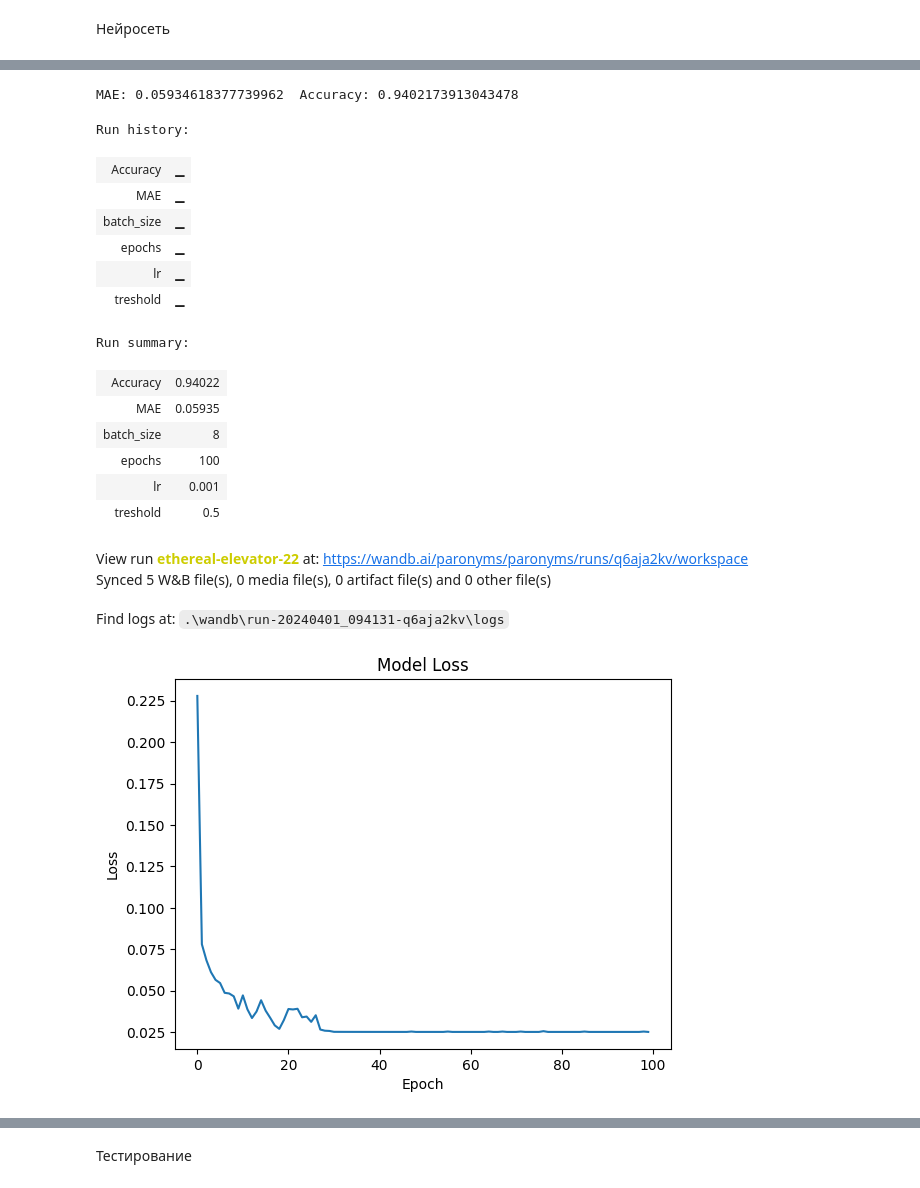
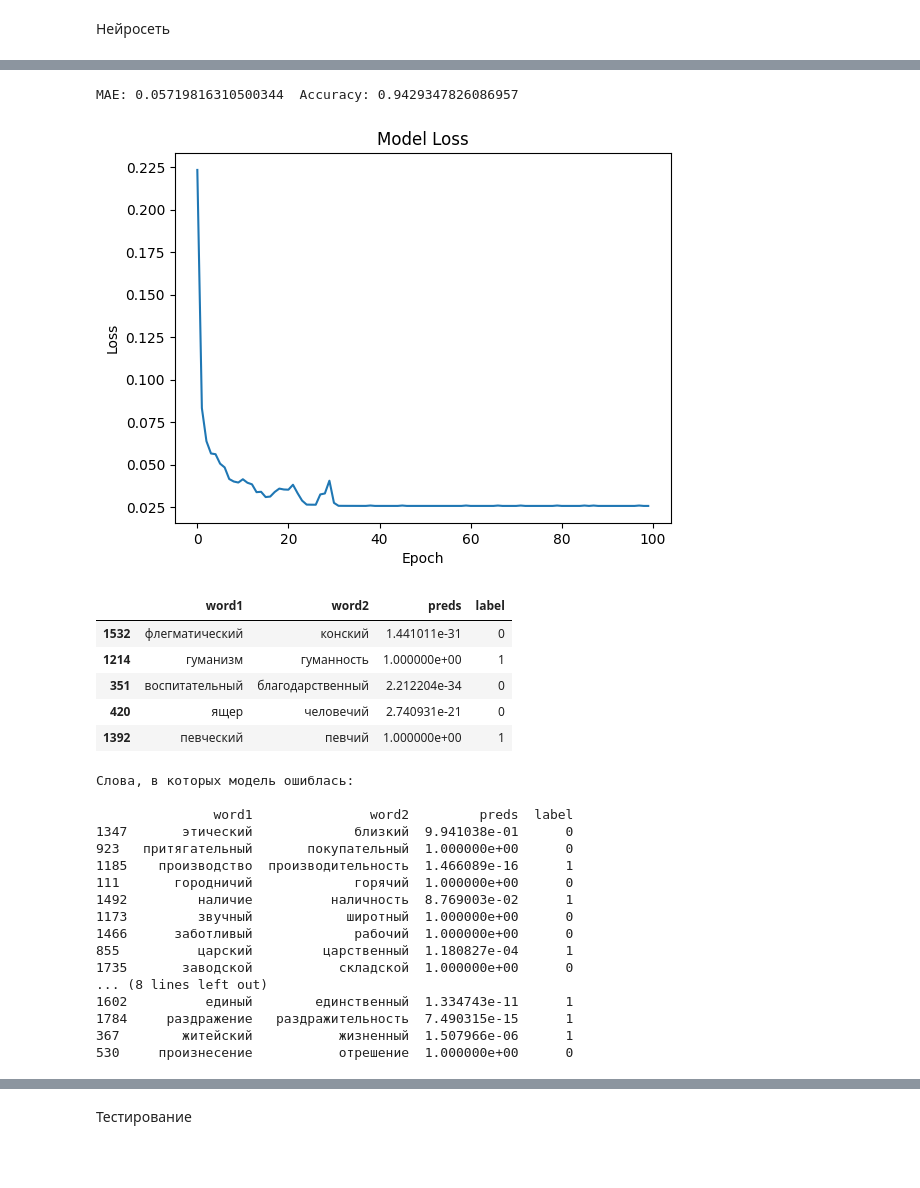
Before and after one commit to PaLashilo/paronyms2, a Jupyter notebook: model.ipynb, the cells around one changed output, grey strips where cells are left out. Saved outputs shown, nothing was run; the diff lists cells and outputs as text; code cells hidden in the pictures; blank space fills up the shorter version.

```diff
--- a/model.ipynb
+++ b/model.ipynb
@@ -128,8 +127,6 @@ PCA сокращение размерности эмбедингов
 def fit_pca(X, n):
     pca = PCA(n_components=n)
     pca.fit(X)
-    with open(path.join(inference_path, 'pca_model.pkl'), 'wb') as file:
-        pickle.dump(pca, file)
     return pca
 
 # transform dataset to n_componets dimansion
@@ -180,7 +177,7 @@ X["lev_dist_%"] = 0
 for i in range(len(data.word1)):
     X["lev_dist_%"][i] = X.lev_dist[i] / max(len(data.word1[i]), len(data.word2[i]))
 # %%
-X_train, X_test, y_train, y_test = train_test_split(X, y, test_size=0.2, random_state=42)
+X_train, X_test, y_train, y_test = train_test_split(X, y, test_size=config['test_size'], random_state=42)
 # %% [markdown]
 Катбуст
 # %%
@@ -255,6 +264,6 @@ print(words_with_errors[["word1", "word2", "label"]])
 # get feature importance
 feature_importances = cat_model.feature_importances_
 
-for i, importance in enumerate(feature_importances):
-    print(f"{X.columns[i]}: {importance}")
+for i, importance in enumerate(feature_importances[-3::]):
+    print(f"{X.columns[-len(feature_importances[-3::])+i]}: {importance}")
 # %% [output]
@@ -406,5 +381,5 @@ nn_model.compile(optimizer=optimizer, loss='mean_absolute_error')
 
 history = nn_model.fit(X_train, y_train, epochs=nn["epochs"], batch_size=nn["batch_size"], verbose=0)
 
-predictions = nn_model.predict(X_test)
+nn_predictions = nn_model.predict(X_test)
 # %% [output]
@@ -412,37 +387,53 @@ predictions = nn_model.predict(X_test)
 # %%
 treshold = nn["treshold"]
 
-mae = mean_absolute_error(y_test, predictions)
-acc = accuracy_score(y_test, [1 if prob > treshold else 0 for prob in predictions])
+mae = mean_absolute_error(y_test, nn_predictions)
+acc = accuracy_score(y_test, [1 if prob > treshold else 0 for prob in nn_predictions])
 print('MAE:', mae, ' Accuracy:', acc)
 
 if config["logging"]:
     wandb.log({'MAE': mae, 'Accuracy': acc, "params": nn.update({"pca_comp": config["pca_n_components"], "optim": "adagrad"})})
     wandb.finish()
 
 # Plotting the loss
 plt.plot(history.history['loss'])
 plt.title('Model Loss')
 plt.ylabel('Loss')
 plt.xlabel('Epoch')
 plt.show()
 # %% [output]
-MAE: 0.05934618377739962  Accuracy: 0.9402173913043478
+MAE: 0.05719816310500344  Accuracy: 0.9429347826086957
-Run history:
-| Accuracy | ▁ |
-| MAE | ▁ |
-| batch_size | ▁ |
-| epochs | ▁ |
-| lr | ▁ |
-| treshold | ▁ |
-Run summary:
-| Accuracy | 0.94022 |
-| MAE | 0.05935 |
-| batch_size | 8 |
-| epochs | 100 |
-| lr | 0.001 |
-| treshold | 0.5 |
-View run ethereal-elevator-22 at: https://wandb.ai/paronyms/paronyms/runs/q6aja2kv/workspace
-Synced 5 W&B file(s), 0 media file(s), 0 artifact file(s) and 0 other file(s)
-Find logs at: .\wandb\run-20240401_094131-q6aja2kv\logs
-[figure, old version]
+[figure, new version]
+# %%
+nn_pred_table = data.iloc[X_test.index][["word1", "word2"]]
+nn_pred_table['preds'] = nn_predictions
+nn_pred_table['label'] = y_test
+nn_pred_table.head()
+# %% [output]
+|  | word1 | word2 | preds | label |
+| 1532 | флегматический | конский | 1.441011e-31 | 0 |
+| 1214 | гуманизм | гуманность | 1.000000e+00 | 1 |
+| 351 | воспитательный | благодарственный | 2.212204e-34 | 0 |
+| 420 | ящер | человечий | 2.740931e-21 | 0 |
+| 1392 | певческий | певчий | 1.000000e+00 | 1 |
+# %%
+print("Cлова, в которых модель ошиблась:\n")
+print(nn_pred_table[(nn_pred_table['preds'] > treshold) != nn_pred_table['label']])
+# %% [output]
+Cлова, в которых модель ошиблась:
+
+               word1               word2         preds  label
+1347       этический             близкий  9.941038e-01      0
+923   притягательный       покупательный  1.000000e+00      0
+1185    производство  производительность  1.466089e-16      1
+111       городничий             горячий  1.000000e+00      0
+1492         наличие          наличность  8.769003e-02      1
+1173         звучный            широтный  1.000000e+00      0
+1466      заботливый             рабочий  1.000000e+00      0
+855          царский         царственный  1.180827e-04      1
+1735       заводской           складской  1.000000e+00      0
+... (8 lines left out)
+1602          единый        единственный  1.334743e-11      1
+1784     раздражение   раздражительность  7.490315e-15      1
+367        житейский           жизненный  1.507966e-06      1
+530     произнесение           отрешение  1.000000e+00      0
```
Also changed, not shown: parts of 20 cells of this notebook, 1 other file.
